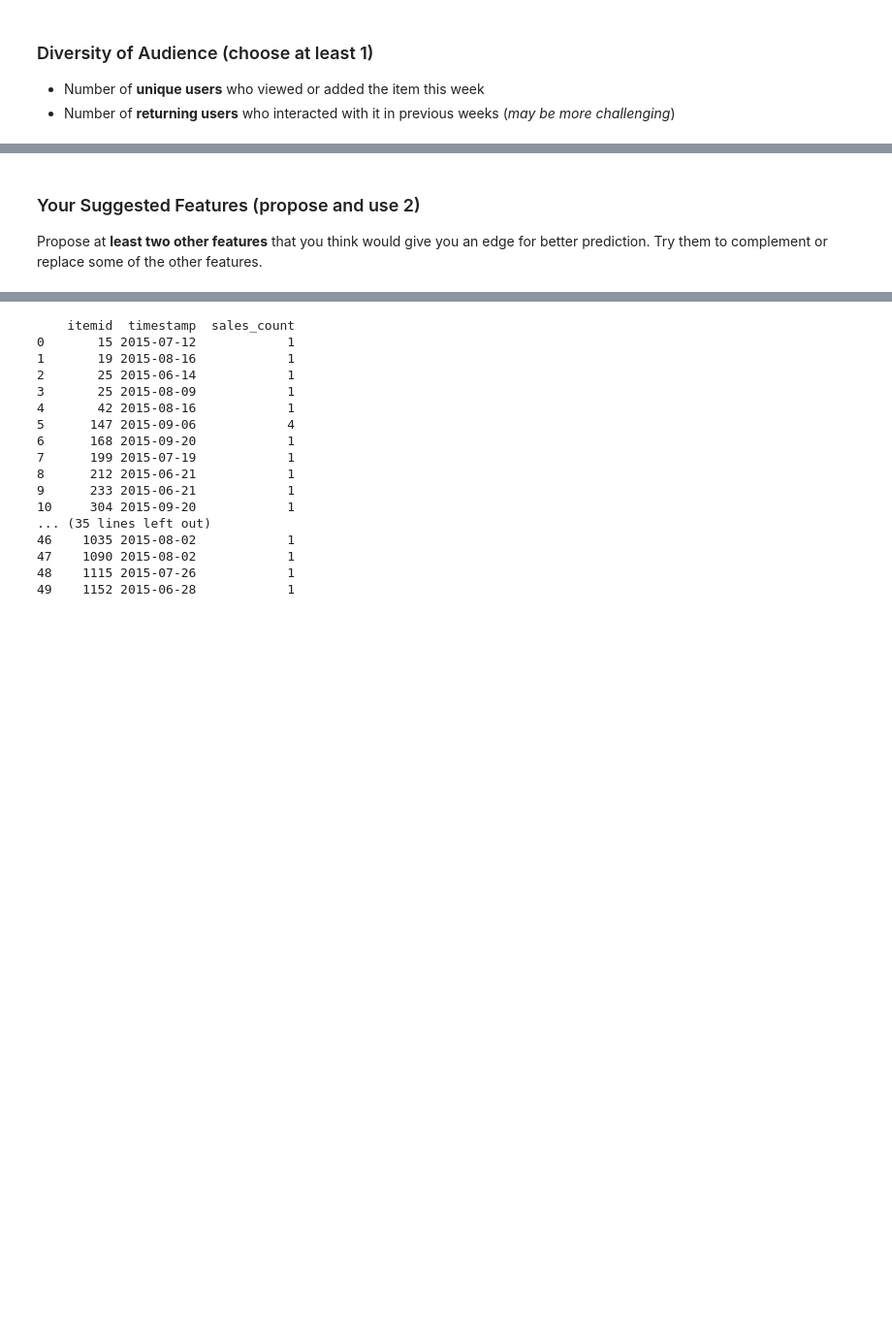
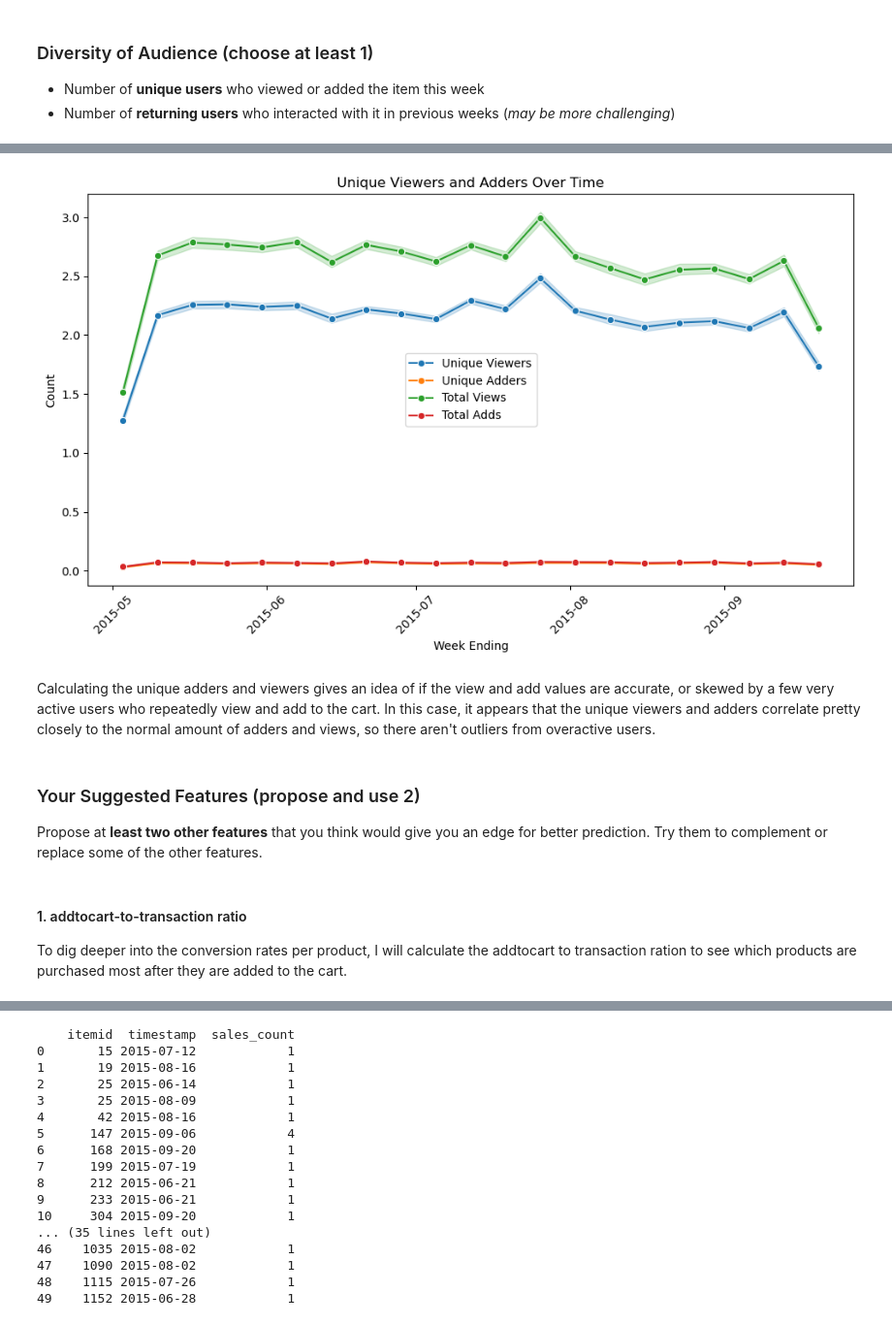
Before and after one commit to oliviasteeed/461A2, a Jupyter notebook: A2.ipynb, the cells around one changed output, grey strips where cells are left out. Shown at 97% size. Saved outputs shown, nothing was run; the diff lists cells and outputs as text; code cells hidden in the pictures; blank space fills up the shorter version.

```diff
--- a/A2.ipynb
+++ b/A2.ipynb
@@ -563,2 +738,30 @@ To explore how the view number impacts the number of times items are added to ca
 # %%
-# code
+# calculating number of unique visitors who viewed or added item each week
+
+# START [ChatGPT 4.o] "how would i calculate the number of unique visitors who have visited the product that week? i have a visitorid included in the events_df_copy data"
+event_df_copy['timestamp'] = pd.to_datetime(event_df_copy['timestamp'])
+
+filtered_events = event_df_copy[event_df_copy['event'].isin(['view', 'addtocart', 'transaction'])]
+
+unique_user_counts = (
+    filtered_events
+    .groupby(['itemid', pd.Grouper(key='timestamp', freq='W'), 'event'])['visitorid']
+    .nunique()
+    .unstack(fill_value=0)  # events become columns
+    .reset_index()
+    .rename(columns={
+        'view': 'unique_viewers',
+        'addtocart': 'unique_adders',
+        'transaction': 'unique_transactors'
+    })
+)
+
+weekly_summary = weekly_product_interactions.merge(
+    unique_user_counts,
+    on=['itemid', 'timestamp'],
+    how='left'
+)
+
+weekly_summary.head(10)
+
+# END [ChatGPT 4.o]
@@ -565,5 +780,26 @@ To explore how the view number impacts the number of times items are added to ca
+# %%
+# plot unique viewers and adders over time
+plt.figure(figsize=(10, 6))
+sns.lineplot(data=weekly_summary, x='timestamp', y='unique_viewers', label='Unique Viewers', marker='o')
+sns.lineplot(data=weekly_summary, x='timestamp', y='unique_adders', label='Unique Adders', marker='o')
+sns.lineplot(data=weekly_summary, x='timestamp', y='view', label='Total Views', marker='o')
+sns.lineplot(data=weekly_summary, x='timestamp', y='addtocart', label='Total Adds', marker='o')
+plt.title('Unique Viewers and Adders Over Time')
+plt.xlabel('Week Ending')
+plt.ylabel('Count')
+plt.xticks(rotation=45)
+plt.legend()
+plt.tight_layout()
+plt.show()
+# %% [output]
+[figure, added]
+# %% [markdown]
+Calculating the unique adders and viewers gives an idea of if the view and add values are accurate, or skewed by a few very active users who repeatedly view and add to the cart. In this case, it appears that the unique viewers and adders correlate pretty closely to the normal amount of adders and views, so there aren't outliers from overactive users.
 # %% [markdown]
 ### Your Suggested Features (propose and use 2)
 
 Propose at **least two other features** that you think would give you an edge for better prediction. Try them to complement or replace some of the other features.
+# %% [markdown]
+#### 1. addtocart-to-transaction ratio
+To dig deeper into the conversion rates per product, I will calculate the addtocart to transaction ration to see which products are purchased most after they are added to the cart.
 # %%
```
Also changed, not shown: parts of 53 cells of this notebook.
